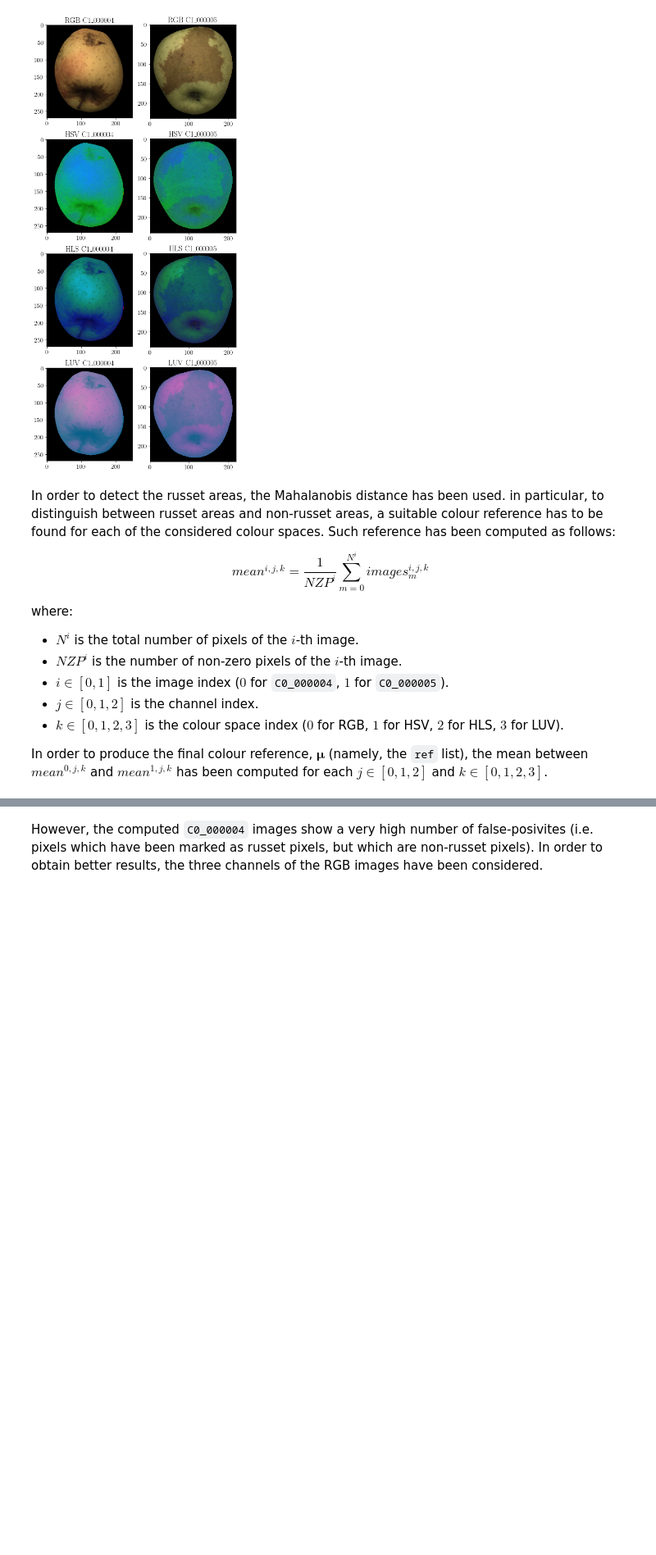
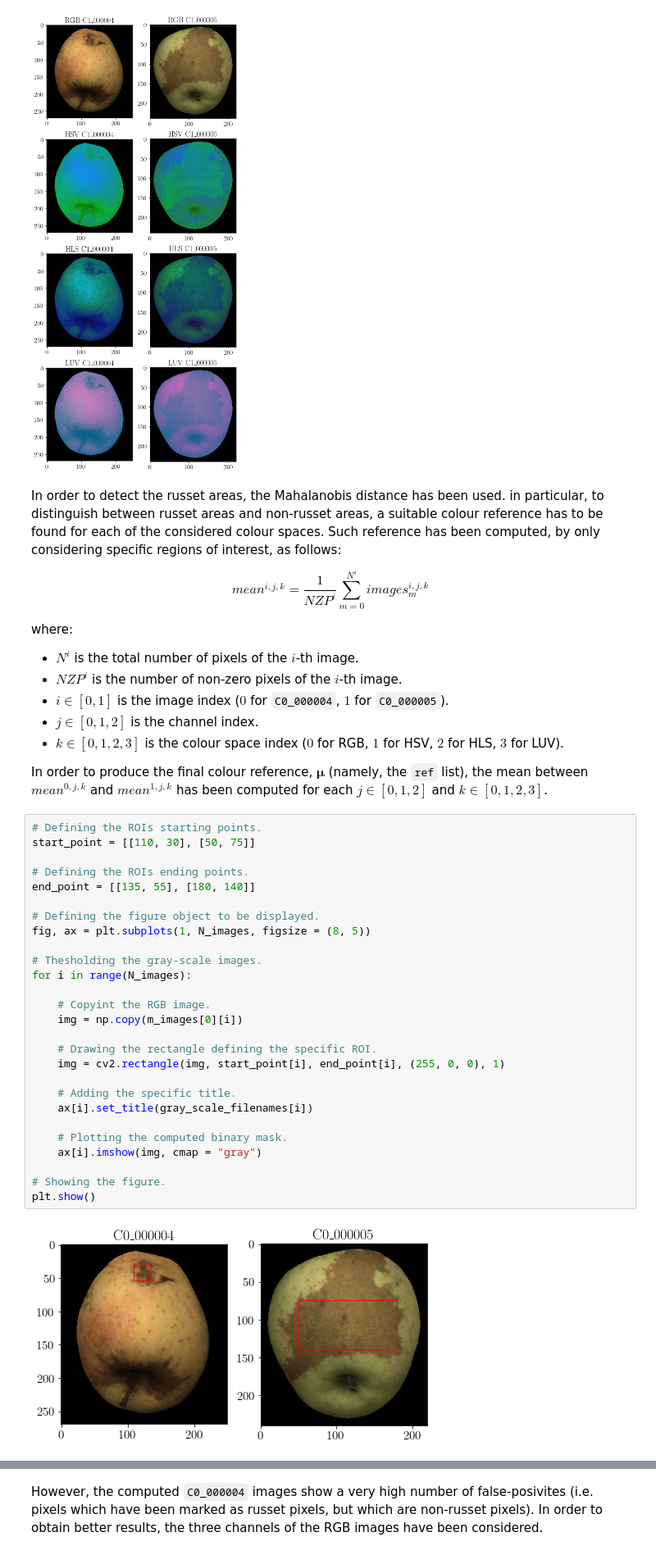
Before and after one commit to matteodonati/fruit_inspection, a Jupyter notebook: fruit_inspection.ipynb, the cells around one changed output, grey strips where cells are left out. Shown at 82% size. Saved outputs shown, nothing was run; the diff lists cells and outputs as text; blank space fills up the shorter version.

Commit message:
Modification of the code responsible for the reference colour computation

```diff
--- a/fruit_inspection.ipynb
+++ b/fruit_inspection.ipynb
@@ -479,7 +479,7 @@ plt.show()
 # %% [output]
 [figure]
 # %% [markdown]
-In order to detect the russet areas, the Mahalanobis distance has been used. in particular, to distinguish between russet areas and non-russet areas, a suitable colour reference has to be found for each of the considered colour spaces. Such reference has been computed as follows:
+In order to detect the russet areas, the Mahalanobis distance has been used. in particular, to distinguish between russet areas and non-russet areas, a suitable colour reference has to be found for each of the considered colour spaces. Such reference has been computed, by only considering specific regions of interest, as follows:
 
 $$
 mean^{i, j, k} = \frac{1}{NZP^i} \sum_{m = 0}^{N^i} images^{i, j, k}_m
@@ -494,3 +494,32 @@ where:
 - $k \in [0, 1, 2, 3]$ is the colour space index ($0$ for RGB, $1$ for HSV, $2$ for HLS, $3$ for LUV).
 
 In order to produce the final colour reference, $\boldsymbol{\mu}$ (namely, the `ref` list), the mean between $mean^{0, j, k}$ and $mean^{1, j, k}$ has been computed for each $j \in [0, 1, 2]$ and $k \in [0, 1, 2, 3]$.
+# %%
+# Defining the ROIs starting points.
+start_point = [[110, 30], [50, 75]]
+
+# Defining the ROIs ending points.
+end_point = [[135, 55], [180, 140]]
+
+# Defining the figure object to be displayed.
+fig, ax = plt.subplots(1, N_images, figsize = (8, 5))
+
+# Thesholding the gray-scale images.
+for i in range(N_images):
+
+    # Copyint the RGB image.
+    img = np.copy(m_images[0][i])
+
+    # Drawing the rectangle defining the specific ROI.
+    img = cv2.rectangle(img, start_point[i], end_point[i], (255, 0, 0), 1)
+
+    # Adding the specific title.
+    ax[i].set_title(gray_scale_filenames[i])
+
+    # Plotting the computed binary mask.
+    ax[i].imshow(img, cmap = "gray")
+
+# Showing the figure.
+plt.show()
+# %% [output]
+[figure, added]
```
Also changed, not shown: parts of 3 cells of this notebook.
